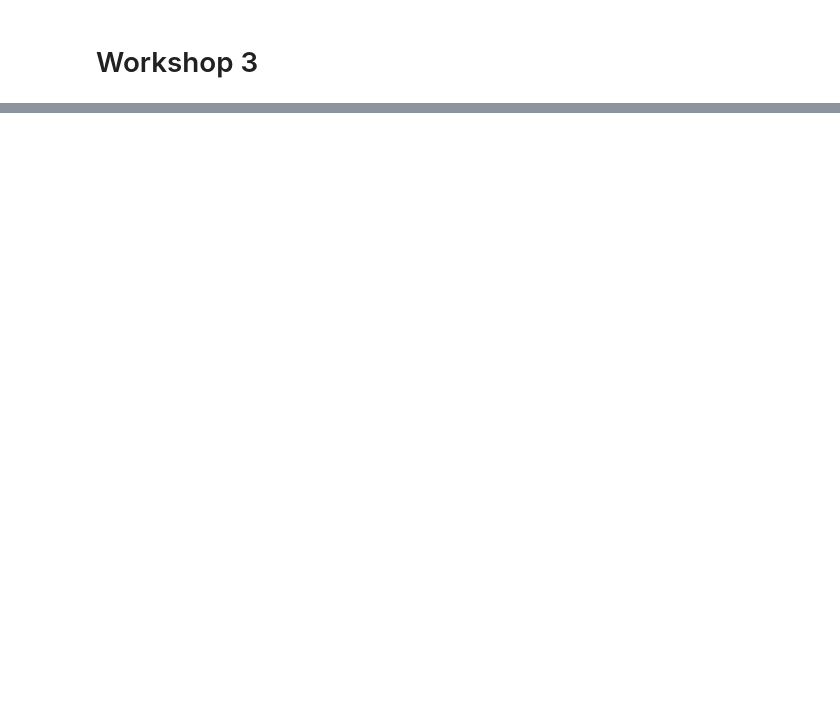
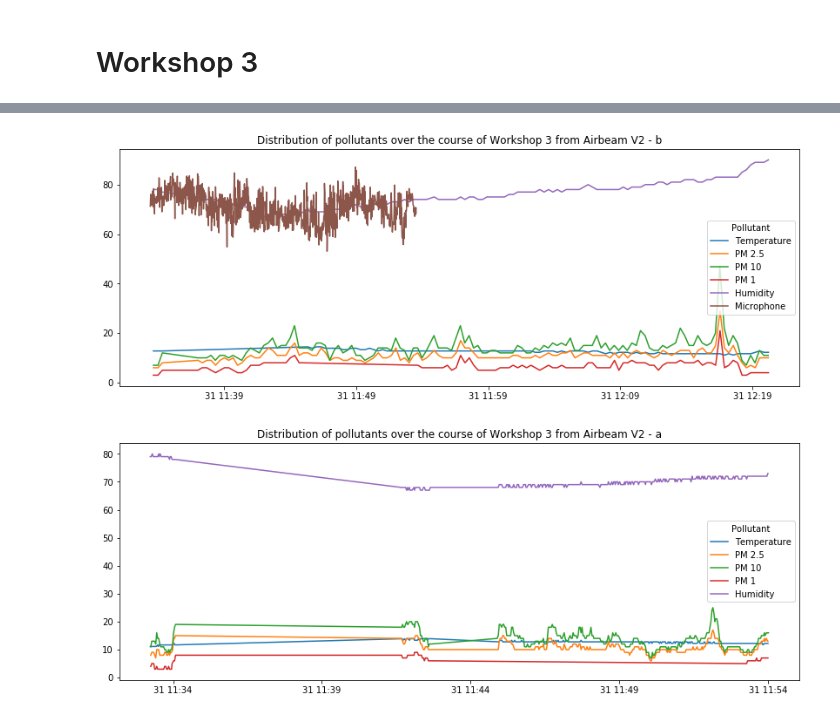
Before and after one commit to Usamahk/WearAQ, a Jupyter notebook: WearAQ_w1_analysis.ipynb, the cells around one changed output, grey strips where cells are left out. Saved outputs shown, nothing was run; the diff lists cells and outputs as text; code cells hidden in the pictures; blank space fills up the shorter version.

```diff
--- a/WearAQ_w1_analysis.ipynb
+++ b/WearAQ_w1_analysis.ipynb
@@ -171,0 +192,26 @@ print(w3_percep.head(5))
+# %%
+figsize(14, 5)
+
+plt.plot(w3[13].Timestamp[::20],((w3[13].Value[::20]-32)*5)/9, label = "Temperature")
+plt.plot(w3[1].Timestamp[::20],w3[1].Value[::20], label = "PM 2.5")
+plt.plot(w3[2].Timestamp[::20],w3[2].Value[::20], label = "PM 10")
+plt.plot(w3[11].Timestamp[::20],w3[11].Value[::20], label = "PM 1")
+plt.plot(w3[6].Timestamp[::20],w3[6].Value[::20], label = "Humidity")
+plt.plot(w3[0].Timestamp[::2],w3[0].Value[::2], label = "Microphone")
+plt.legend(title="Pollutant", loc="center right")
+plt.title("Distribution of pollutants over the course of Workshop 3 from Airbeam V2 - b")
+plt.yscale('linear')
+plt.show()
+
+plt.plot(w3[10].Timestamp[::2],((w3[10].Value[::2]-32)*5)/9, label = "Temperature")
+plt.plot(w3[12].Timestamp[::2],w3[12].Value[::2], label = "PM 2.5")
+plt.plot(w3[8].Timestamp[::2],w3[8].Value[::2], label = "PM 10")
+plt.plot(w3[4].Timestamp[::2],w3[4].Value[::2], label = "PM 1")
+plt.plot(w3[3].Timestamp[::2],w3[3].Value[::2], label = "Humidity")
+plt.legend(title="Pollutant", loc="center right")
+plt.title("Distribution of pollutants over the course of Workshop 3 from Airbeam V2 - a")
+plt.yscale('linear')
+plt.show()
+# %% [output]
+[figure, added]
+[figure, added]
```
Also changed, not shown: parts of 7 cells of this notebook, 3 other files.
